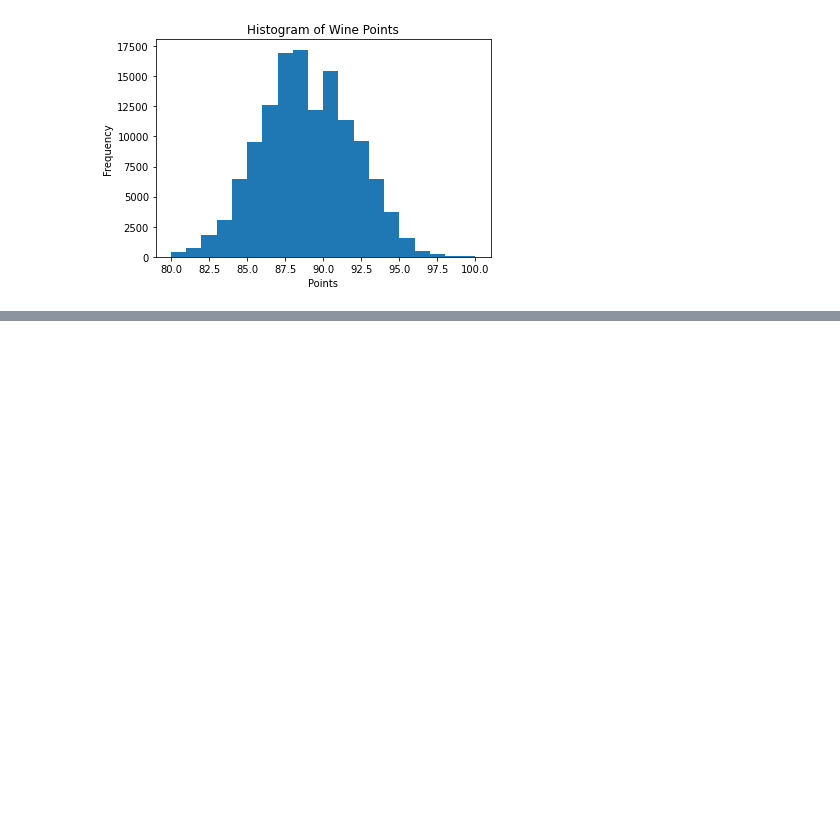
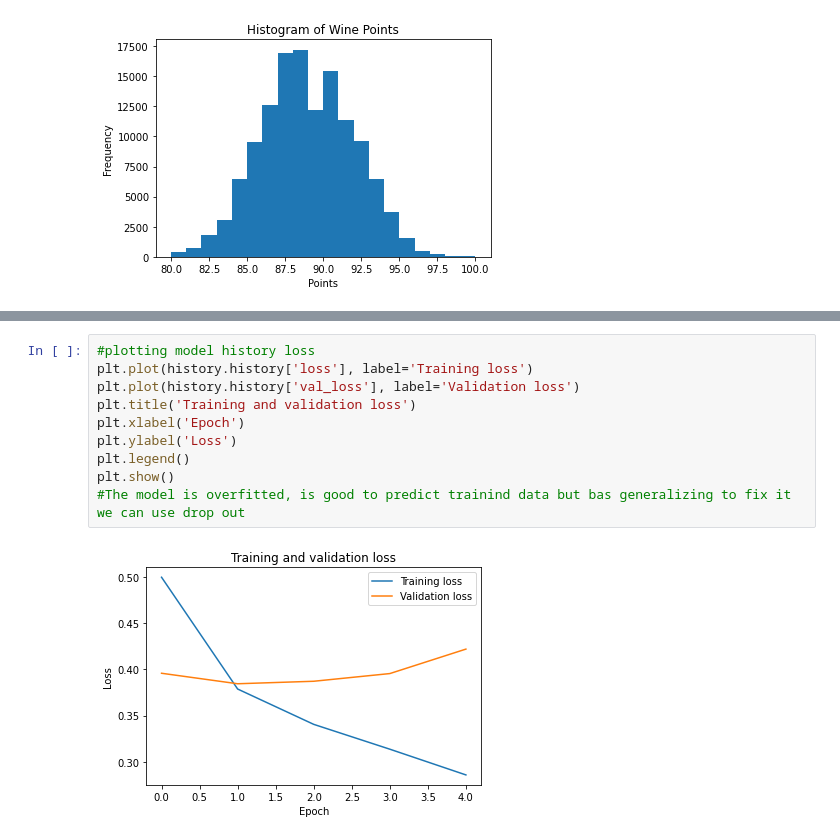
Before and after one commit to janus78/MasterIA-Notebooks_Tetra3, a Jupyter notebook: FreeCodeCampTendroFlowPractice.ipynb, the cells around one changed output, grey strips where cells are left out. Saved outputs shown, nothing was run; the diff lists cells and outputs as text; blank space fills up the shorter version.

```diff
--- a/FreeCodeCampTendroFlowPractice.ipynb
+++ b/FreeCodeCampTendroFlowPractice.ipynb
@@ -49,0 +130,12 @@ Name: description, Length: 129971, dtype: object
+# %%
+#plotting model history loss
+plt.plot(history.history['loss'], label='Training loss')
+plt.plot(history.history['val_loss'], label='Validation loss')
+plt.title('Training and validation loss')
+plt.xlabel('Epoch')
+plt.ylabel('Loss')
+plt.legend()
+plt.show()
+#The model is overfitted, is good to predict trainind data but bas generalizing to fix it we can use drop out
+# %% [output]
+[figure, added]
```
Also changed, not shown: parts of 25 cells of this notebook, 6 other files.
